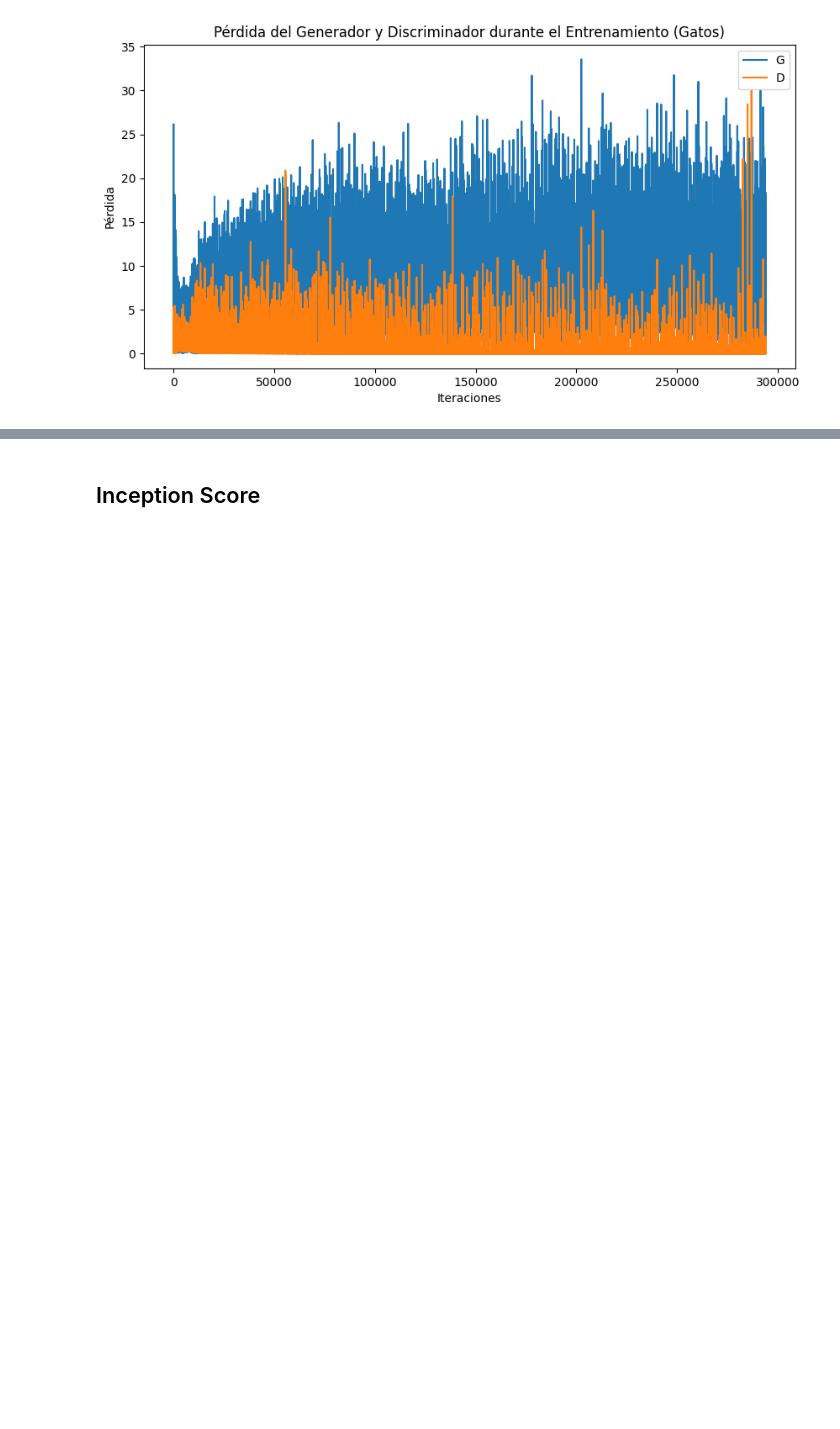
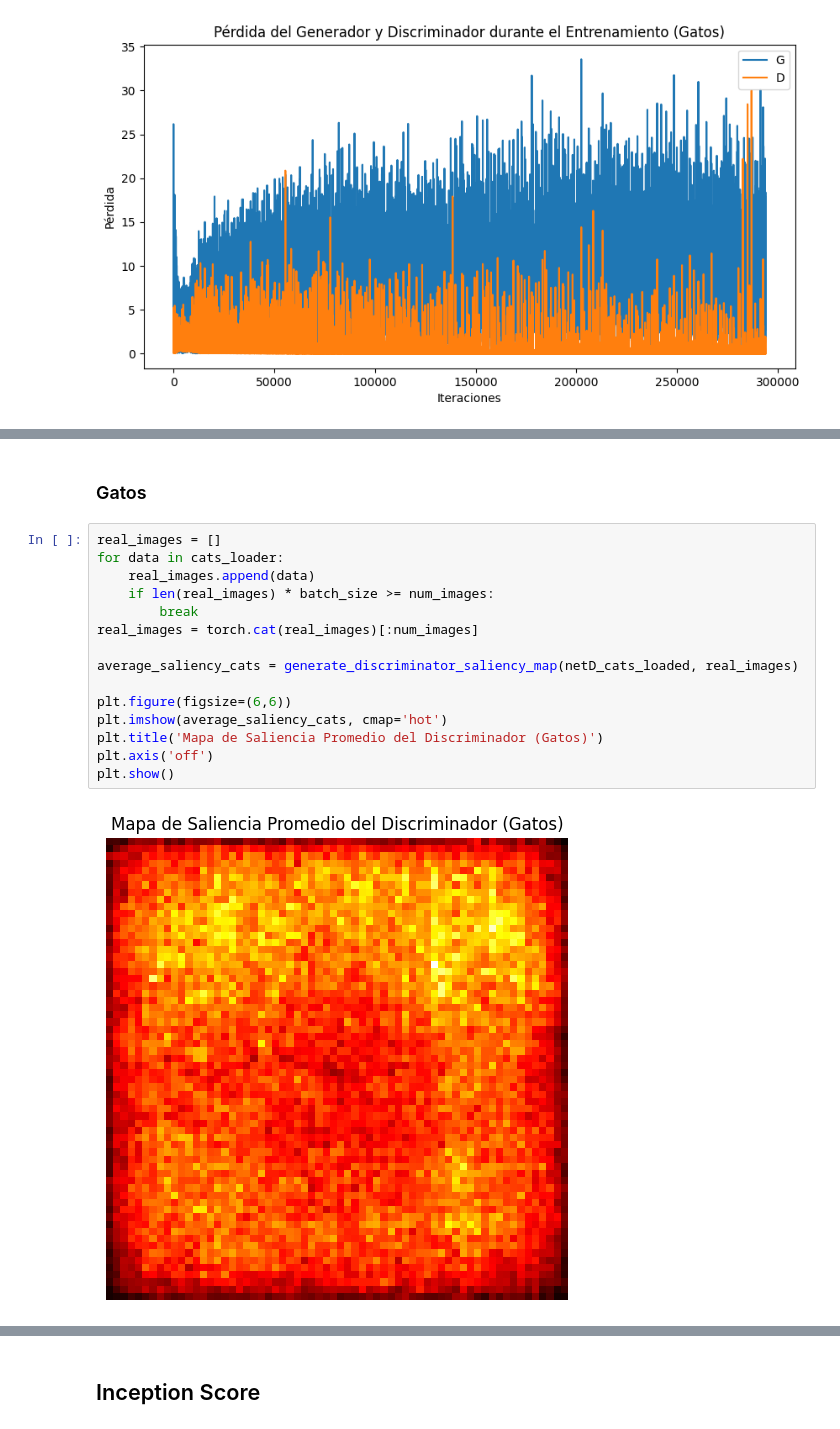
Before and after one commit to TheKiesling/DoGAN, a Jupyter notebook: dogan.ipynb, the cells around one changed output, grey strips where cells are left out. Cells and saved outputs as stored; diff of their text form; blank space fills up the shorter version.

```diff
--- a/dogan.ipynb
+++ b/dogan.ipynb
@@ -366,0 +502,19 @@ plt.show()
+# %% [markdown]
+### Gatos
+# %%
+real_images = []
+for data in cats_loader:
+    real_images.append(data)
+    if len(real_images) * batch_size >= num_images:
+        break
+real_images = torch.cat(real_images)[:num_images]
+
+average_saliency_cats = generate_discriminator_saliency_map(netD_cats_loaded, real_images)
+
+plt.figure(figsize=(6,6))
+plt.imshow(average_saliency_cats, cmap='hot')
+plt.title('Mapa de Saliencia Promedio del Discriminador (Gatos)')
+plt.axis('off')
+plt.show()
+# %% [output]
+[figure, added]
```
Also changed, not shown: parts of 15 cells of this notebook.
